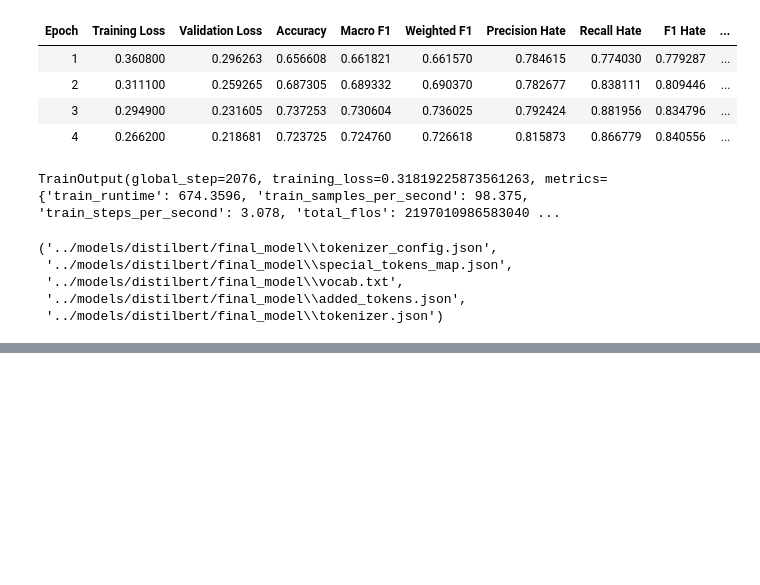
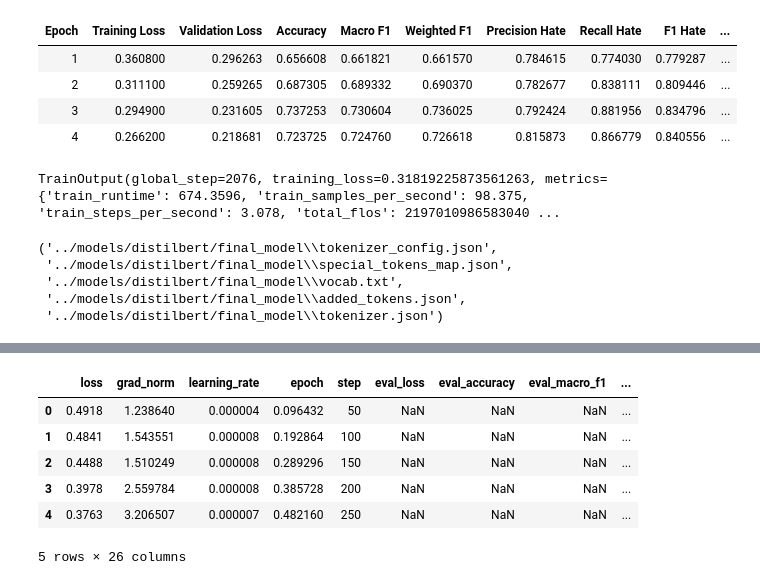
Before and after one commit to idk-jatin/Xai-moderator, a Jupyter notebook: notebooks/distilbert.ipynb, the cells around one changed output, grey strips where cells are left out. Drawn from its saved outputs; the diff is of its cells as text; code cells hidden in the pictures; blank space fills up the shorter version.

```diff
--- a/notebooks/distilbert.ipynb
+++ b/notebooks/distilbert.ipynb
@@ -261,0 +335,12 @@ tokenizer.save_pretrained("../models/distilbert/final_model")
+# %%
+logs = trainer.state.log_history
+df_logs = pd.DataFrame(logs)
+df_logs.head()
+# %% [output]
+|  | loss | grad_norm | learning_rate | epoch | step | eval_loss | eval_accuracy | eval_macro_f1 | ... |
+| 0 | 0.4918 | 1.238640 | 0.000004 | 0.096432 | 50 | NaN | NaN | NaN | ... |
+| 1 | 0.4841 | 1.543551 | 0.000008 | 0.192864 | 100 | NaN | NaN | NaN | ... |
+| 2 | 0.4488 | 1.510249 | 0.000008 | 0.289296 | 150 | NaN | NaN | NaN | ... |
+| 3 | 0.3978 | 2.559784 | 0.000008 | 0.385728 | 200 | NaN | NaN | NaN | ... |
+| 4 | 0.3763 | 3.206507 | 0.000007 | 0.482160 | 250 | NaN | NaN | NaN | ... |
+5 rows × 26 columns
```
Also changed, not shown: parts of 10 cells of this notebook, 5 other files.
